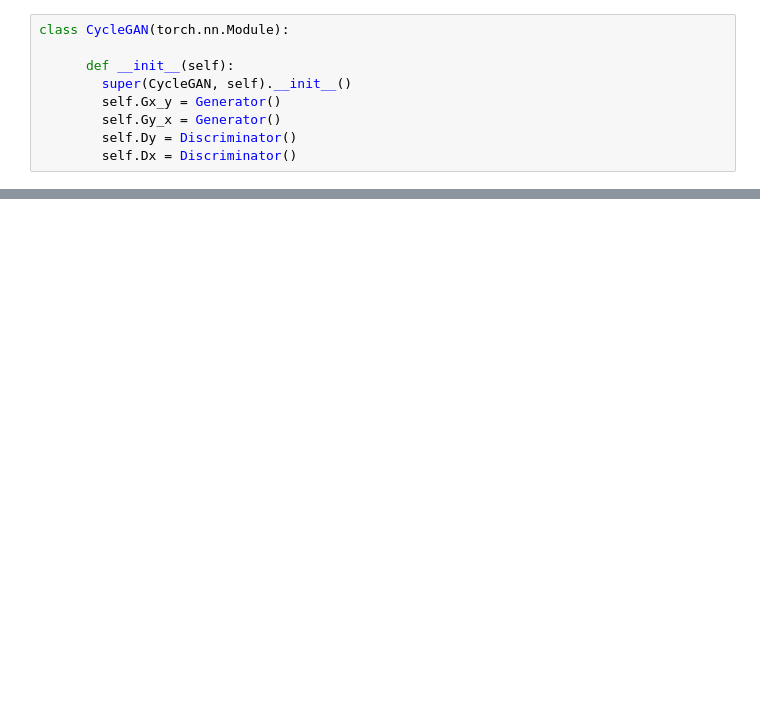
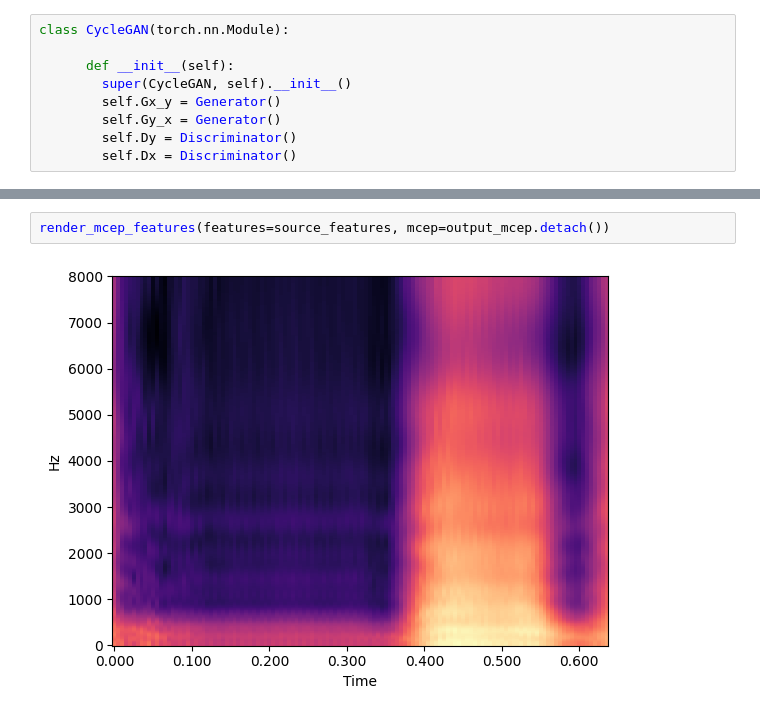
Before and after one commit to maratsubkhankulov/cyclegan-vc, a Jupyter notebook: src/notebook.ipynb, the cells around one changed output, grey strips where cells are left out. Cells and saved outputs as stored; diff of their text form; blank space fills up the shorter version.

```diff
--- a/src/notebook.ipynb
+++ b/src/notebook.ipynb
@@ -438,0 +512,4 @@ test_world()
+# %%
+render_mcep_features(features=source_features, mcep=output_mcep.detach())
+# %% [output]
+[figure, added]
```
Also changed, not shown: parts of 11 cells of this notebook, 4 other files.
